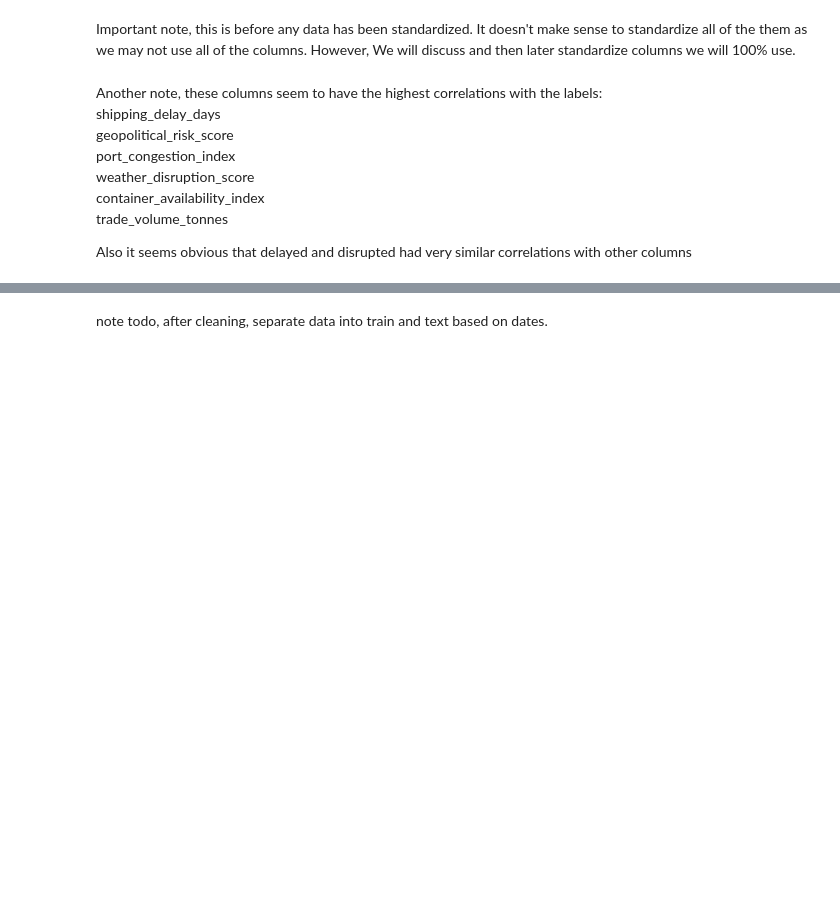
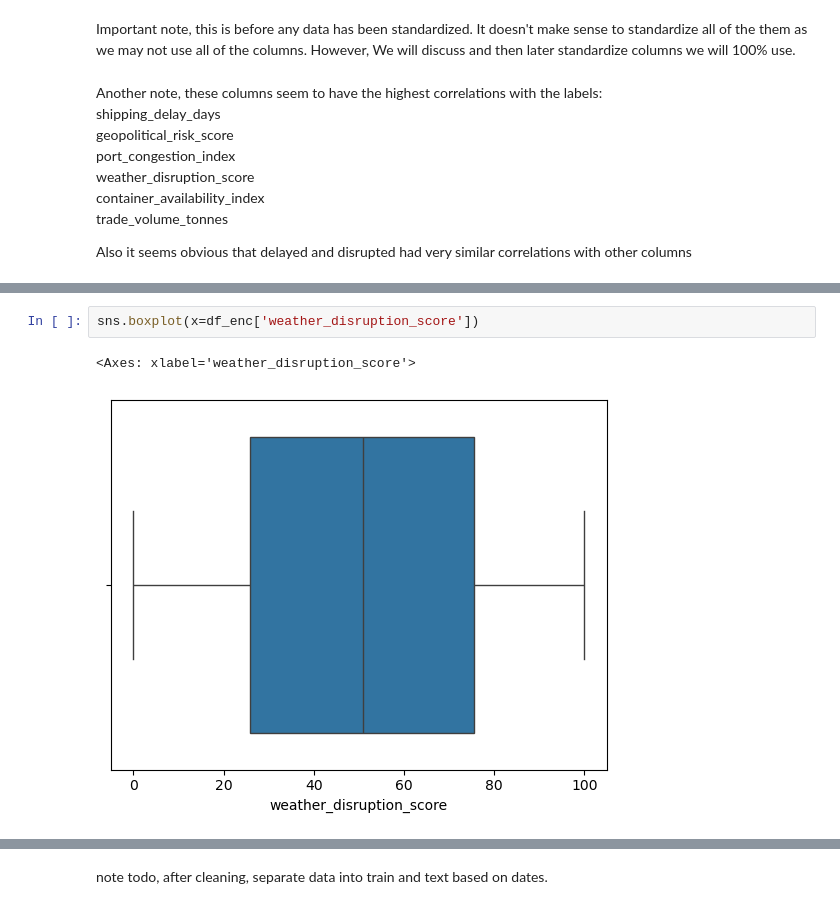
Before and after one commit to Break-Through-Tech/Accenture-2A-predict-the-supply-chain-disruptions, a Jupyter notebook: notebooks/project_ntb.ipynb, the cells around one changed output, grey strips where cells are left out. Drawn from its saved outputs; the diff is of its cells as text; blank space fills up the shorter version.

```diff
--- a/notebooks/project_ntb.ipynb
+++ b/notebooks/project_ntb.ipynb
@@ -334,0 +369,5 @@ Also it seems obvious that delayed and disrupted had very similar correlations w
+# %%
+sns.boxplot(x=df_enc['weather_disruption_score'])
+# %% [output]
+<Axes: xlabel='weather_disruption_score'>
+[figure, added]
```
Also changed, not shown: parts of 10 cells of this notebook.
